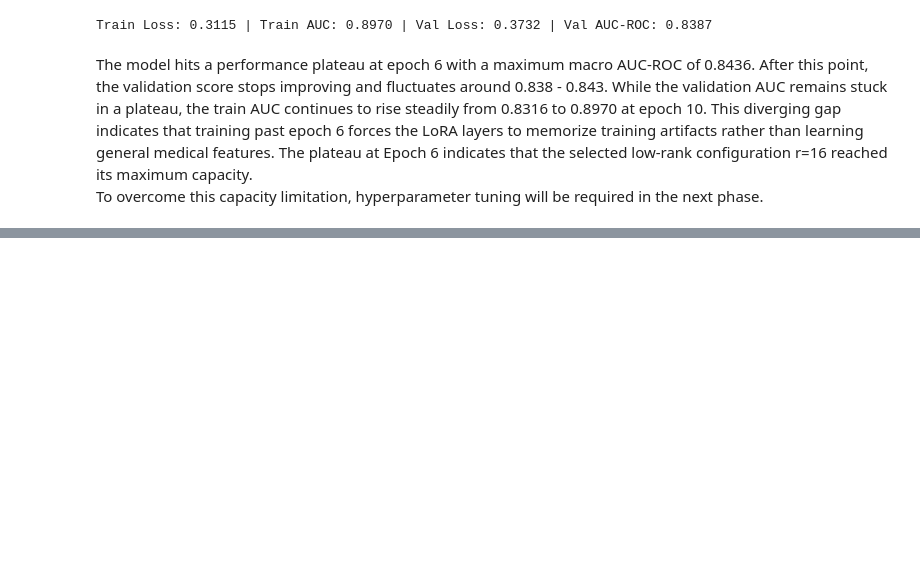
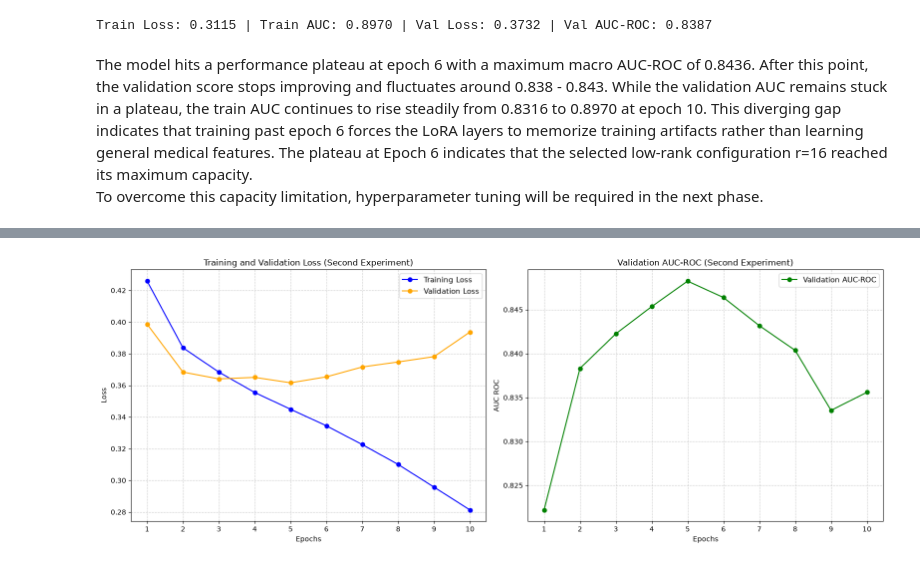
Before and after one commit to radinelageorgieva/fine-tune-convnextv2-chest-xray, a Jupyter notebook: fine-tune-convnextv2-chest-xray.ipynb, the cells around one changed output, grey strips where cells are left out. Cells and saved outputs as stored; diff of their text form; code cells hidden in the pictures; blank space fills up the shorter version.

Commit message:
Second experiment
Lurning curves

```diff
--- a/fine-tune-convnextv2-chest-xray.ipynb
+++ b/fine-tune-convnextv2-chest-xray.ipynb
@@ -513,0 +659,46 @@ To overcome this capacity limitation, hyperparameter tuning will be required in
+# %%
+def plot_mlflow_metrics(title):
+    current_run = mlflow.last_active_run()
+    run_id = current_run.info.run_id
+    client = mlflow.tracking.MlflowClient()
+
+    def get_clean_history(metric_name):
+        history = client.get_metric_history(run_id, metric_name)
+        clean_dict = {m.step: m.value for m in history}
+        sorted_steps = sorted(clean_dict.keys())
+        return [clean_dict[s] for s in sorted_steps]
+
+    train_loss = get_clean_history("train_loss")
+    val_loss = get_clean_history("val_loss")
+    val_auc = get_clean_history("val_auc_roc")
+
+    epochs_range = range(1, len(train_loss) + 1)
+    plt.figure(figsize = (16, 6))
+
+    # Loss graphic
+    plt.subplot(1, 2, 1)
+    plt.plot(epochs_range, train_loss, label = 'Training Loss', color = 'blue', marker = 'o')
+    plt.plot(epochs_range, val_loss, label = 'Validation Loss', color = 'orange', marker = 'o')
+    plt.title(f'Training and Validation Loss ({title})', fontsize = 12)
+    plt.xlabel('Epochs')
+    plt.ylabel('Loss')
+    plt.xticks(list(epochs_range))
+    plt.grid(True, linestyle = '--', alpha = 0.6)
+    plt.legend(fontsize = 11)
+
+    # AUC-ROC
+    plt.subplot(1, 2, 2)
+    plt.plot(epochs_range, val_auc, label = 'Validation AUC-ROC', color = 'green', marker = 'o')
+    plt.title(f'Validation AUC-ROC ({title})', fontsize = 12)
+    plt.xlabel('Epochs')
+    plt.ylabel('AUC ROC')
+    plt.xticks(list(epochs_range))
+    plt.grid(True, linestyle = '--', alpha = 0.6)
+    plt.legend(fontsize = 11)
+
+    plt.tight_layout()
+    plt.show()
+# %%
+plot_mlflow_metrics(title = "Second Experiment")
+# %% [output]
+[figure, added]
```
Also changed, not shown: parts of 17 cells of this notebook.
